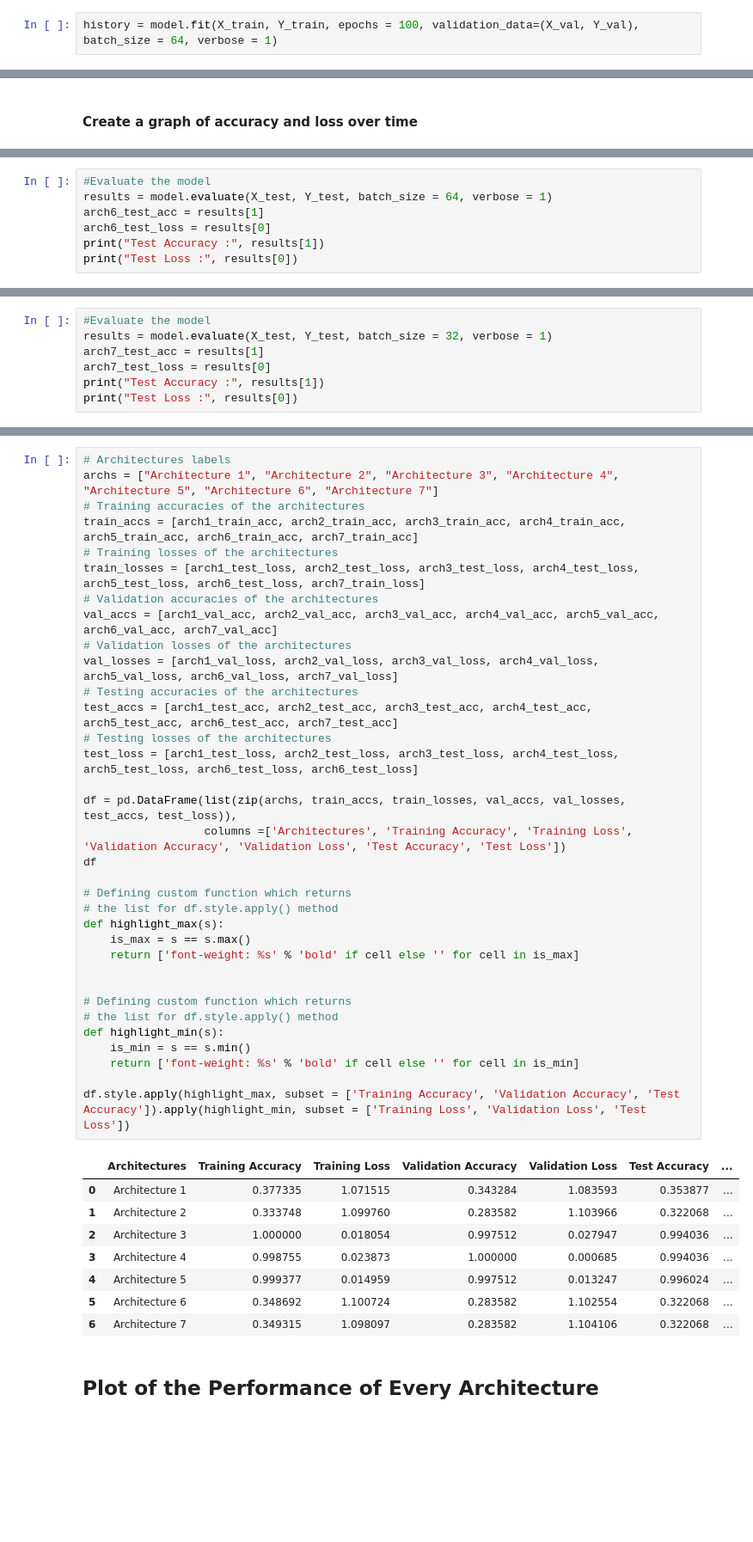
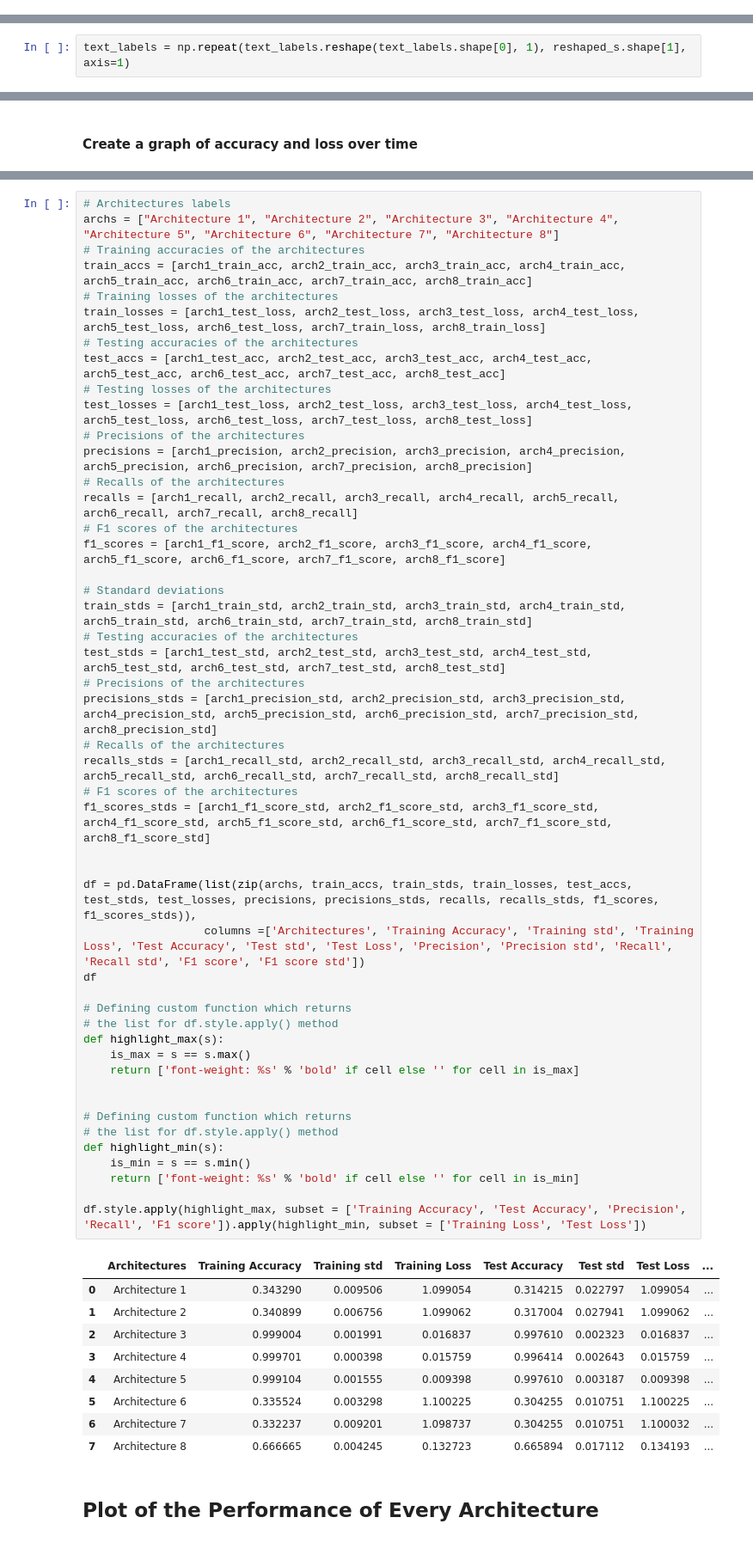
Before and after one commit to StadynR/HAR-imu-photogrammetry, a Jupyter notebook: Notebooks/Dataset 2/IMU.ipynb, the cells around one changed output, grey strips where cells are left out. Shown at 86% size. Saved outputs shown, nothing was run; the diff lists cells and outputs as text; blank space fills up the shorter version.

Commit message:
Result cells

```diff
--- a/Notebooks/Dataset 2/IMU.ipynb
+++ b/Notebooks/Dataset 2/IMU.ipynb
@@ -429,2 +322,0 @@ Train the model for 100 epochs in mini-batches of 64 samples. This is 100 iterat
-# %%
-history = model.fit(X_train, Y_train, epochs = 100, validation_data=(X_val, Y_val), batch_size = 64, verbose = 1)
@@ -939,0 +1842,2 @@ Test Loss : 0.014958771876990795
+# %%
+text_labels = np.repeat(text_labels.reshape(text_labels.shape[0], 1), reshaped_s.shape[1], axis=1)
@@ -1054,7 +2094,0 @@ Epoch 100/100
-# %%
-#Evaluate the model
-results = model.evaluate(X_test, Y_test, batch_size = 64, verbose = 1)
-arch6_test_acc = results[1]
-arch6_test_loss = results[0]
-print("Test Accuracy :", results[1])
-print("Test Loss :", results[0])
@@ -1140,7 +2094,0 @@ Epoch 50/50
-# %%
-#Evaluate the model
-results = model.evaluate(X_test, Y_test, batch_size = 32, verbose = 1)
-arch7_test_acc = results[1]
-arch7_test_loss = results[0]
-print("Test Accuracy :", results[1])
-print("Test Loss :", results[0])
@@ -1187,47 +2109,62 @@ axes[1, 2].legend()
 After training and testing all the architectures and obtaining their accuracy and loss values, the obtained results are presented in a table to compare the performance of each architecture in the dataset.
 # %%
 # Architectures labels
-archs = ["Architecture 1", "Architecture 2", "Architecture 3", "Architecture 4", "Architecture 5", "Architecture 6", "Architecture 7"]
+archs = ["Architecture 1", "Architecture 2", "Architecture 3", "Architecture 4", "Architecture 5", "Architecture 6", "Architecture 7", "Architecture 8"]
 # Training accuracies of the architectures
-train_accs = [arch1_train_acc, arch2_train_acc, arch3_train_acc, arch4_train_acc, arch5_train_acc, arch6_train_acc, arch7_train_acc]
+train_accs = [arch1_train_acc, arch2_train_acc, arch3_train_acc, arch4_train_acc, arch5_train_acc, arch6_train_acc, arch7_train_acc, arch8_train_acc]
 # Training losses of the architectures
-train_losses = [arch1_test_loss, arch2_test_loss, arch3_test_loss, arch4_test_loss, arch5_test_loss, arch6_test_loss, arch7_train_loss]
-# Validation accuracies of the architectures
-val_accs = [arch1_val_acc, arch2_val_acc, arch3_val_acc, arch4_val_acc, arch5_val_acc, arch6_val_acc, arch7_val_acc]
-# Validation losses of the architectures
-val_losses = [arch1_val_loss, arch2_val_loss, arch3_val_loss, arch4_val_loss, arch5_val_loss, arch6_val_loss, arch7_val_loss]
+train_losses = [arch1_test_loss, arch2_test_loss, arch3_test_loss, arch4_test_loss, arch5_test_loss, arch6_test_loss, arch7_train_loss, arch8_train_loss]
 # Testing accuracies of the architectures
-test_accs = [arch1_test_acc, arch2_test_acc, arch3_test_acc, arch4_test_acc, arch5_test_acc, arch6_test_acc, arch7_test_acc]
+test_accs = [arch1_test_acc, arch2_test_acc, arch3_test_acc, arch4_test_acc, arch5_test_acc, arch6_test_acc, arch7_test_acc, arch8_test_acc]
 # Testing losses of the architectures
-test_loss = [arch1_test_loss, arch2_test_loss, arch3_test_loss, arch4_test_loss, arch5_test_loss, arch6_test_loss, arch6_test_loss]
+test_losses = [arch1_test_loss, arch2_test_loss, arch3_test_loss, arch4_test_loss, arch5_test_loss, arch6_test_loss, arch7_test_loss, arch8_test_loss]
+# Precisions of the architectures
+precisions = [arch1_precision, arch2_precision, arch3_precision, arch4_precision, arch5_precision, arch6_precision, arch7_precision, arch8_precision]
+# Recalls of the architectures
+recalls = [arch1_recall, arch2_recall, arch3_recall, arch4_recall, arch5_recall, arch6_recall, arch7_recall, arch8_recall]
+# F1 scores of the architectures
+f1_scores = [arch1_f1_score, arch2_f1_score, arch3_f1_score, arch4_f1_score, arch5_f1_score, arch6_f1_score, arch7_f1_score, arch8_f1_score]
 
-df = pd.DataFrame(list(zip(archs, train_accs, train_losses, val_accs, val_losses, test_accs, test_loss)),
-                  columns =['Architectures', 'Training Accuracy', 'Training Loss', 'Validation Accuracy', 'Validation Loss', 'Test Accuracy', 'Test Loss'])
+# Standard deviations
+train_stds = [arch1_train_std, arch2_train_std, arch3_train_std, arch4_train_std, arch5_train_std, arch6_train_std, arch7_train_std, arch8_train_std]
+# Testing accuracies of the architectures
+test_stds = [arch1_test_std, arch2_test_std, arch3_test_std, arch4_test_std, arch5_test_std, arch6_test_std, arch7_test_std, arch8_test_std]
+# Precisions of the architectures
+precisions_stds = [arch1_precision_std, arch2_precision_std, arch3_precision_std, arch4_precision_std, arch5_precision_std, arch6_precision_std, arch7_precision_std, arch8_precision_std]
+# Recalls of the architectures
+recalls_stds = [arch1_recall_std, arch2_recall_std, arch3_recall_std, arch4_recall_std, arch5_recall_std, arch6_recall_std, arch7_recall_std, arch8_recall_std]
+# F1 scores of the architectures
+f1_scores_stds = [arch1_f1_score_std, arch2_f1_score_std, arch3_f1_score_std, arch4_f1_score_std, arch5_f1_score_std, arch6_f1_score_std, arch7_f1_score_std, arch8_f1_score_std]
+
+
+df = pd.DataFrame(list(zip(archs, train_accs, train_stds, train_losses, test_accs, test_stds, test_losses, precisions, precisions_stds, recalls, recalls_stds, f1_scores, f1_scores_stds)),
+                  columns =['Architectures', 'Training Accuracy', 'Training std', 'Training Loss', 'Test Accuracy', 'Test std', 'Test Loss', 'Precision', 'Precision std', 'Recall', 'Recall std', 'F1 score', 'F1 score std'])
 df
 
 # Defining custom function which returns
 # the list for df.style.apply() method
 def highlight_max(s):
     is_max = s == s.max()
     return ['font-weight: %s' % 'bold' if cell else '' for cell in is_max]
 
 
 # Defining custom function which returns
 # the list for df.style.apply() method
 def highlight_min(s):
     is_min = s == s.min()
     return ['font-weight: %s' % 'bold' if cell else '' for cell in is_min]
 
-df.style.apply(highlight_max, subset = ['Training Accuracy', 'Validation Accuracy', 'Test Accuracy']).apply(highlight_min, subset = ['Training Loss', 'Validation Loss', 'Test Loss'])
+df.style.apply(highlight_max, subset = ['Training Accuracy', 'Test Accuracy', 'Precision', 'Recall', 'F1 score']).apply(highlight_min, subset = ['Training Loss', 'Test Loss'])
 # %% [output]
-|  | Architectures | Training Accuracy | Training Loss | Validation Accuracy | Validation Loss | Test Accuracy | ... |
-| 0 | Architecture 1 | 0.377335 | 1.071515 | 0.343284 | 1.083593 | 0.353877 | ... |
-| 1 | Architecture 2 | 0.333748 | 1.099760 | 0.283582 | 1.103966 | 0.322068 | ... |
-| 2 | Architecture 3 | 1.000000 | 0.018054 | 0.997512 | 0.027947 | 0.994036 | ... |
-| 3 | Architecture 4 | 0.998755 | 0.023873 | 1.000000 | 0.000685 | 0.994036 | ... |
-| 4 | Architecture 5 | 0.999377 | 0.014959 | 0.997512 | 0.013247 | 0.996024 | ... |
-| 5 | Architecture 6 | 0.348692 | 1.100724 | 0.283582 | 1.102554 | 0.322068 | ... |
-| 6 | Architecture 7 | 0.349315 | 1.098097 | 0.283582 | 1.104106 | 0.322068 | ... |
+|  | Architectures | Training Accuracy | Training std | Training Loss | Test Accuracy | Test std | Test Loss | ... |
+| 0 | Architecture 1 | 0.343290 | 0.009506 | 1.099054 | 0.314215 | 0.022797 | 1.099054 | ... |
+| 1 | Architecture 2 | 0.340899 | 0.006756 | 1.099062 | 0.317004 | 0.027941 | 1.099062 | ... |
+| 2 | Architecture 3 | 0.999004 | 0.001991 | 0.016837 | 0.997610 | 0.002323 | 0.016837 | ... |
+| 3 | Architecture 4 | 0.999701 | 0.000398 | 0.015759 | 0.996414 | 0.002643 | 0.015759 | ... |
+| 4 | Architecture 5 | 0.999104 | 0.001555 | 0.009398 | 0.997610 | 0.003187 | 0.009398 | ... |
+| 5 | Architecture 6 | 0.335524 | 0.003298 | 1.100225 | 0.304255 | 0.010751 | 1.100225 | ... |
+| 6 | Architecture 7 | 0.332237 | 0.009201 | 1.098737 | 0.304255 | 0.010751 | 1.100032 | ... |
+| 7 | Architecture 8 | 0.666665 | 0.004245 | 0.132723 | 0.665894 | 0.017112 | 0.134193 | ... |
 # %% [markdown]
 ## Plot of the Performance of Every Architecture
 # %%
```
Also changed, not shown: parts of 100 cells of this notebook.
